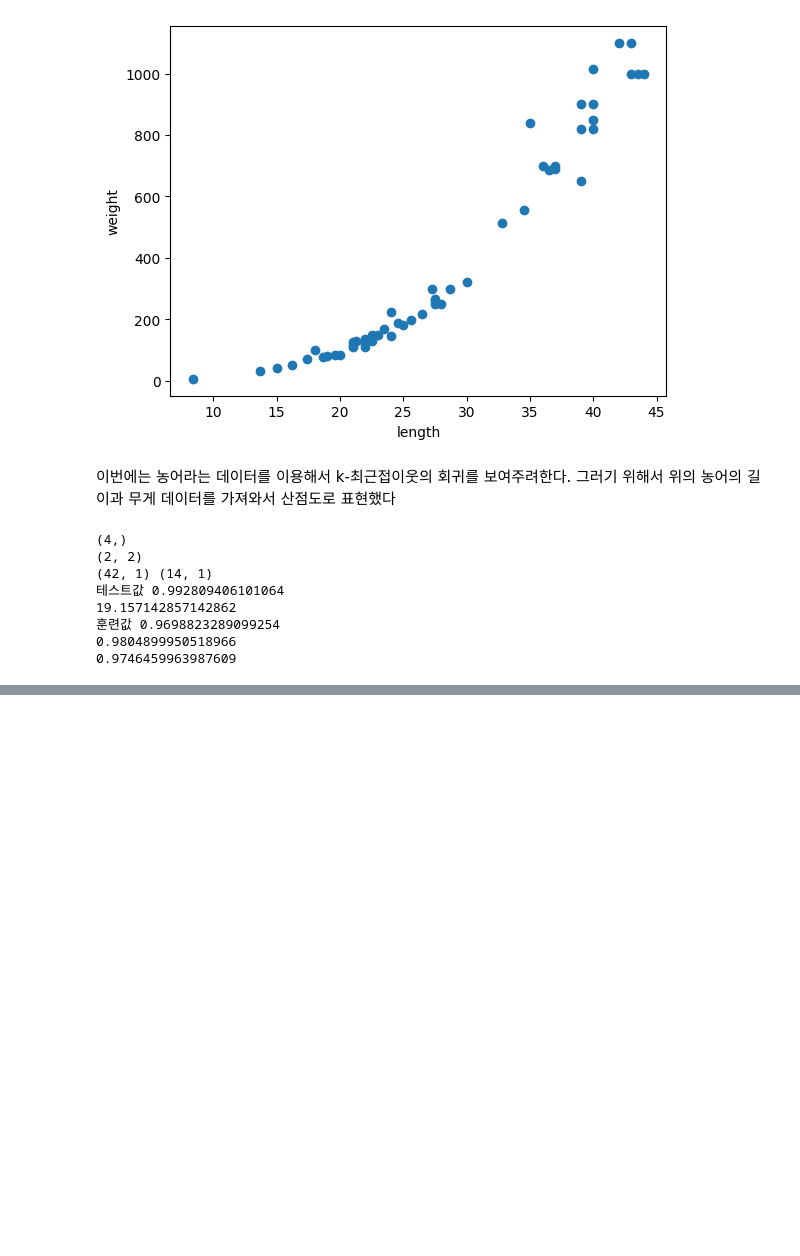
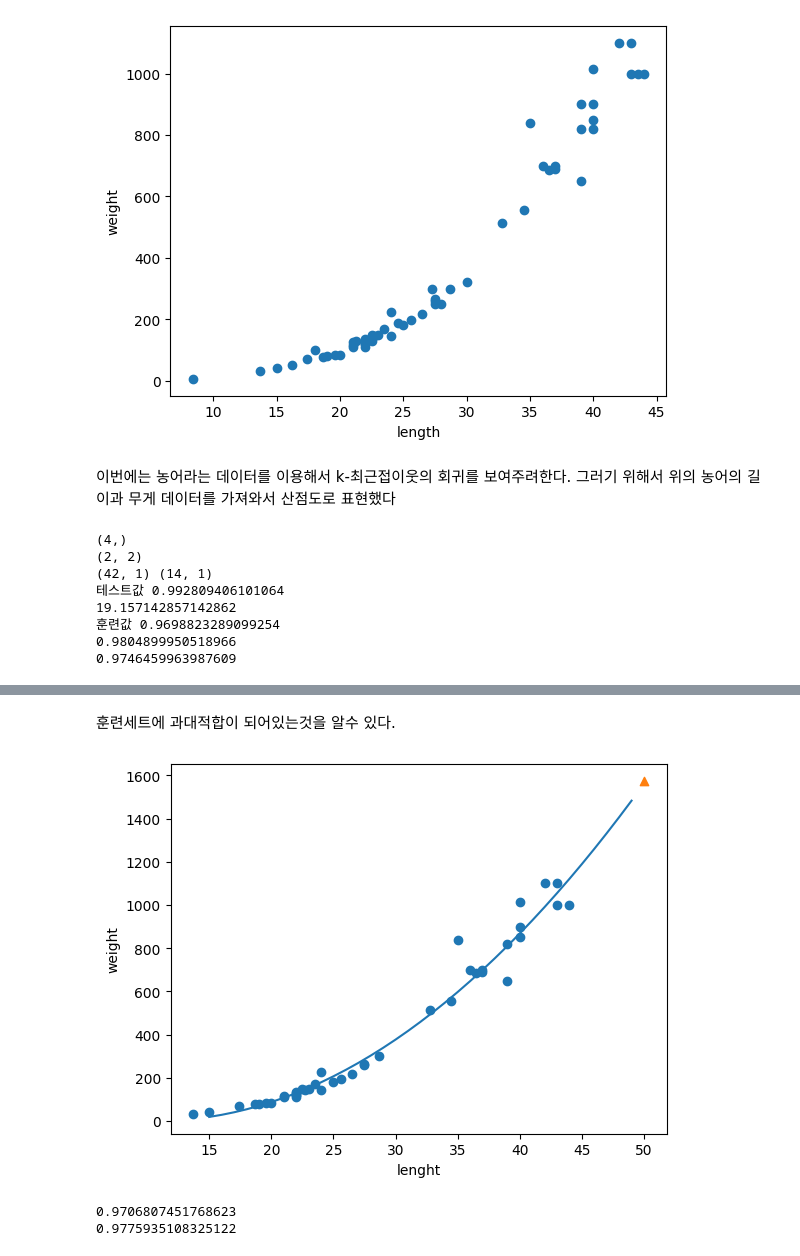
Before and after one commit to lwy2107/GK_co_work, a Jupyter notebook: Untitled0.ipynb, the cells around one changed output, grey strips where cells are left out. Drawn from its saved outputs; the diff is of its cells as text; code cells hidden in the pictures; blank space fills up the shorter version.

```diff
--- a/Untitled0.ipynb
+++ b/Untitled0.ipynb
@@ -392,0 +471,16 @@ print(knr.score(test_input, test_target)) #이웃수를 바꾸니 훈력값이
+# %% [markdown]
+훈련세트에 과대적합이 되어있는것을 알수 있다.
+# %%
+point=np.arange(15,50) #구간별 직선을 위해 15~49까지의 정수 배열 생성
+plt.scatter(train_input, train_target) #훈련세트의 산점도 생성
+plt.plot(point, 1.01*point**2-21.6*point+116.05)#15-49까지 2차 방정식 그래프 생성
+plt.scatter(50, 1574, marker='^') #데이터 입력
+plt.xlabel('lenght')
+plt.ylabel('weight')
+plt.show()
+print(lr.score(train_poly, train_target))
+print(lr.score(test_poly, test_target))#점수를 측정해보면 상당히 높아진것을 알수 있다.
+# %% [output]
+[figure, added]
+0.9706807451768623
+0.9775935108325122
```
Also changed, not shown: parts of 12 cells of this notebook.
